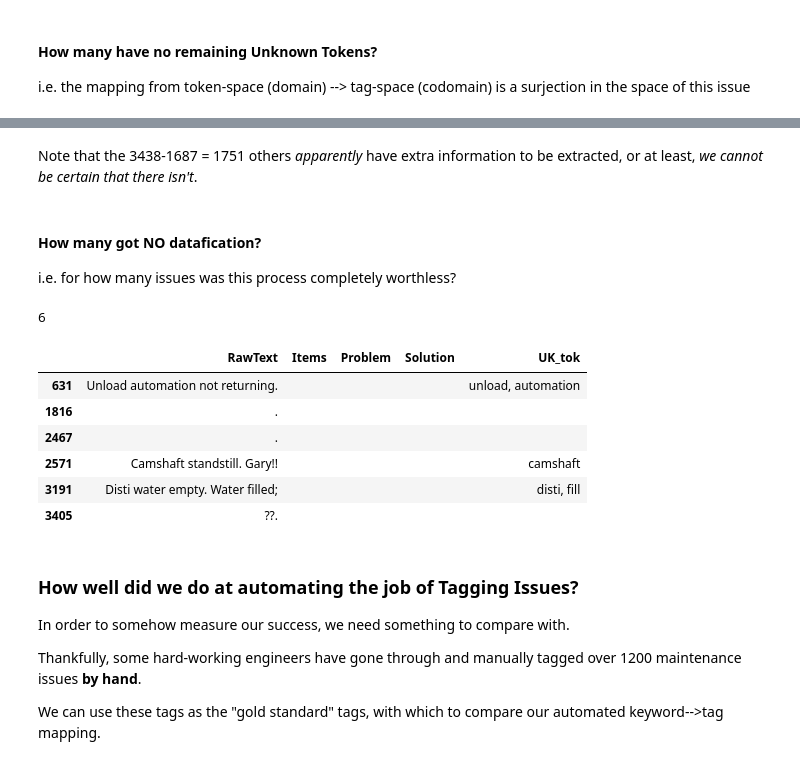
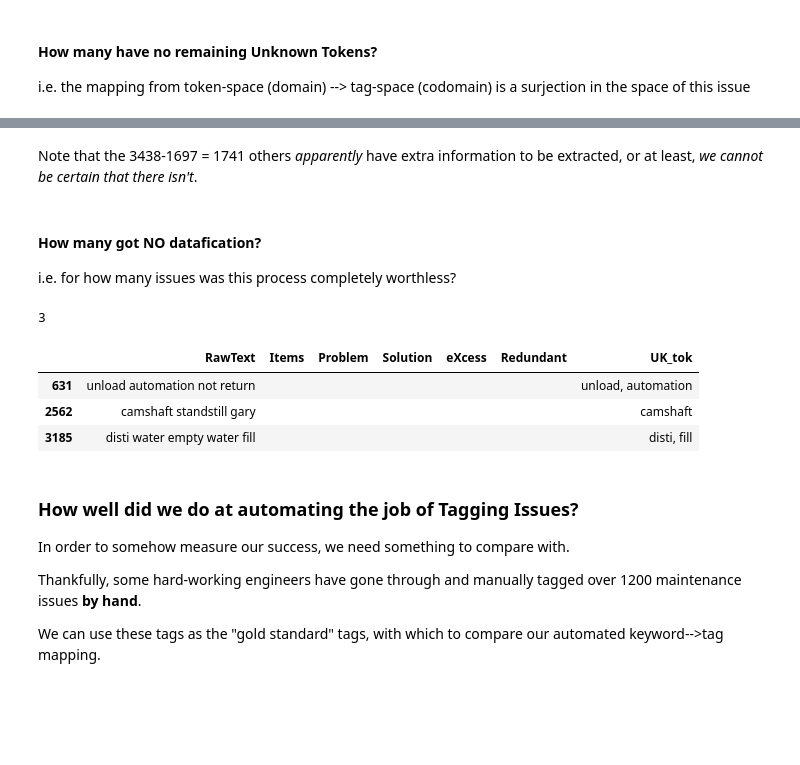
Before and after one commit to usnistgov/nestor-tmp2, a Jupyter notebook: docs/presentation.ipynb, the cells around one changed output, grey strips where cells are left out. Cells and saved outputs as stored; diff of their text form; code cells hidden in the pictures; blank space fills up the shorter version.

```diff
--- a/docs/presentation.ipynb
+++ b/docs/presentation.ipynb
@@ -0,0 +1,9 @@
+# %%
+## For debbugging
+%load_ext autoreload
+
+import os
+import sys
+module_path = os.path.abspath(os.path.join('..'))
+if module_path not in sys.path:
+    sys.path.append(module_path)
@@ -50,0 +39,20 @@ df_vocab.head(10)
+# %%
+data_directory = os.path.join(module_path,'./data', 'gs_data')
+
+nl_col = {
+    "Description": 5,
+    "Resolution": 6
+}
+
+#TODO
+# meta_col = {
+
+# }
+
+model = kex.KeywordExtractor('Maintenance_All_Clean.xlsx',
+                       nlp_cols=nl_col,
+#                       meta_cols = meta_col,
+                       special_replace={' -': '; '},
+                       wdir=data_directory,
+                       keep_temp_files=False
+                      )
@@ -50,0 +78,4 @@ df_vocab.head(10)
+# %%
+# "fit" a thesaurus to the data
+model.fit(vocab='tag_vocab.csv')
+model.vocab.head(n=10)
@@ -182,0 +117,5 @@ df_pred.head(10)
+# %%
+# tag the data, saving to a new DF (instead of internally)
+
+df_pred = model.transform(save=False)
+df_pred.head()
@@ -198,21 +149,18 @@ df_pred[df_pred.UK_tok ==''].shape[0]
 # %% [markdown]
-Note that the 3438-1687 = 1751 others *apparently* have extra information to be extracted, or at least, *we cannot be certain that there isn't*.
+Note that the 3438-1697 = 1741 others *apparently* have extra information to be extracted, or at least, *we cannot be certain that there isn't*.
 # %% [markdown]
 #### How many got NO datafication?
 i.e. for how many issues was this process completely worthless?
 # %%
-# df_pred[df_pred.UK_tok ==''].dropna().shape
+# tag-empty?
 print(df_pred[(df_pred[['Items','Problem','Solution']]=='').all(axis=1)].shape[0])
-df_pred[(df_pred[['Items','Problem','Solution']]=='').all(axis=1)]
+df_pred[(df_pred[['Items','Problem','Solution']]=='').all(axis=1)].head()
 # %% [output]
-6
+3
-|  | RawText | Items | Problem | Solution | UK_tok |
-| 631 | Unload automation not returning. |  |  |  | unload, automation |
-| 1816 | . |  |  |  |  |
-| 2467 | . |  |  |  |  |
-| 2571 | Camshaft standstill. Gary!! |  |  |  | camshaft |
-| 3191 | Disti water empty. Water filled; |  |  |  | disti, fill |
-| 3405 | ??. |  |  |  |  |
+|  | RawText | Items | Problem | Solution | eXcess | Redundant | UK_tok |
+| 631 | unload automation not return |  |  |  |  |  | unload, automation |
+| 2562 | camshaft standstill gary |  |  |  |  |  | camshaft |
+| 3185 | disti water empty water fill |  |  |  |  |  | disti, fill |
 # %% [markdown]
 ### How well did we do at automating the job of Tagging Issues?
 
```
Also changed, not shown: parts of 20 cells of this notebook, 1 other file.
